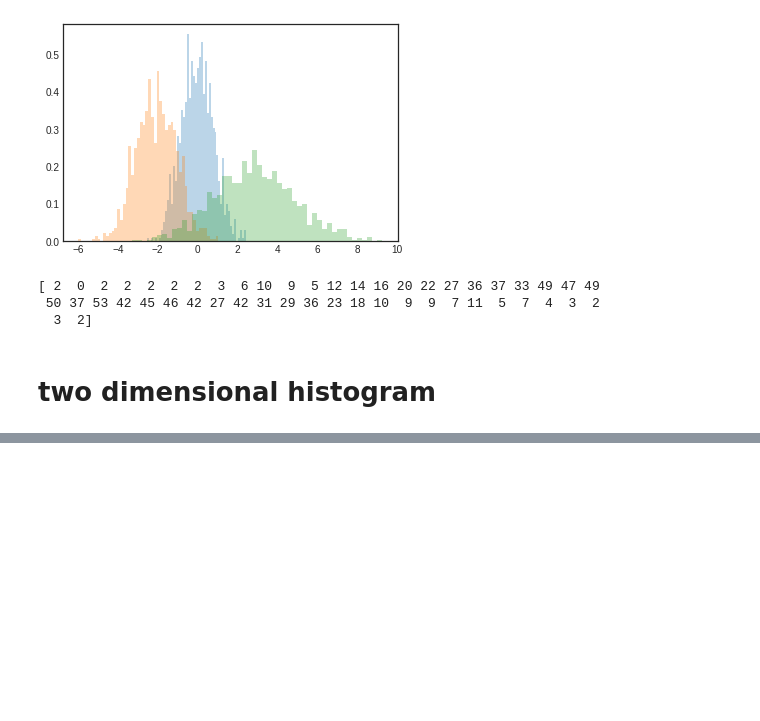
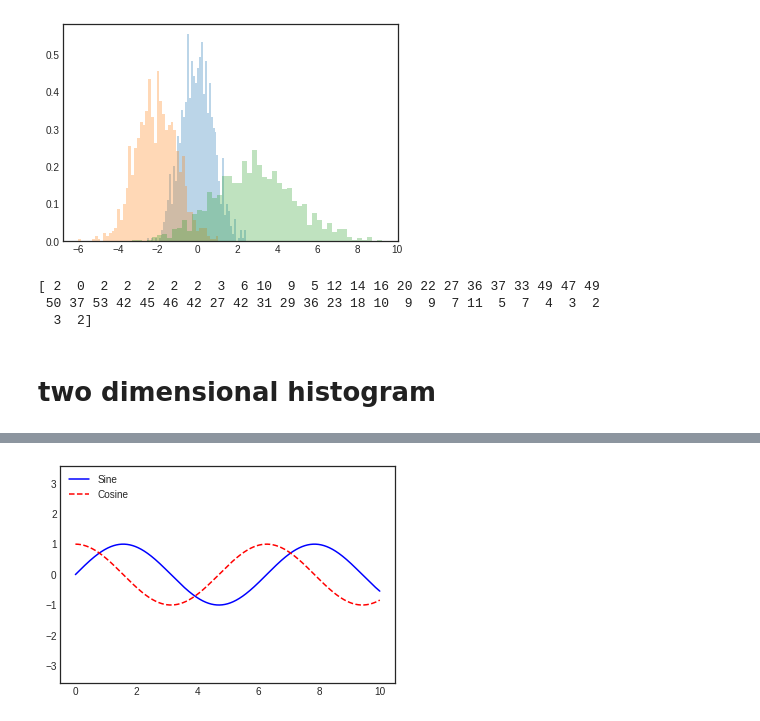
Before and after one commit to chaithrashagu/Internship, a Jupyter notebook: matplotlib.ipynb, the cells around one changed output, grey strips where cells are left out. Drawn from its saved outputs; the diff is of its cells as text; code cells hidden in the pictures; blank space fills up the shorter version.

```diff
--- a/matplotlib.ipynb
+++ b/matplotlib.ipynb
@@ -263,0 +282,5 @@ cb.set_label('counts in bin')
+# %%
+ax.legend(loc='upper left', frameon=False)
+fig
+# %% [output]
+[figure, added]
```
Also changed, not shown: parts of 14 cells of this notebook.
